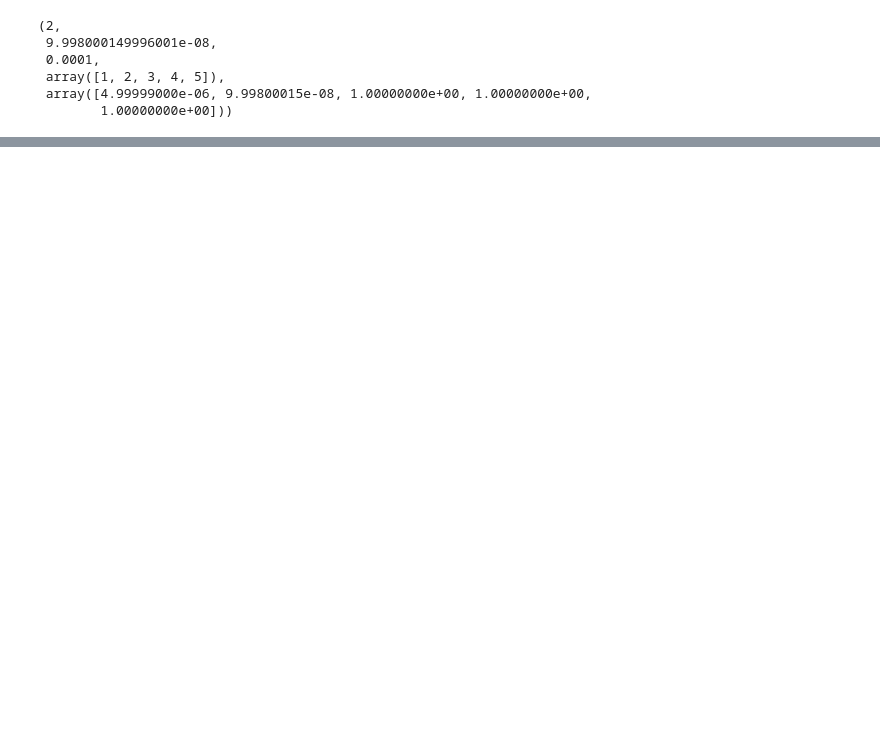
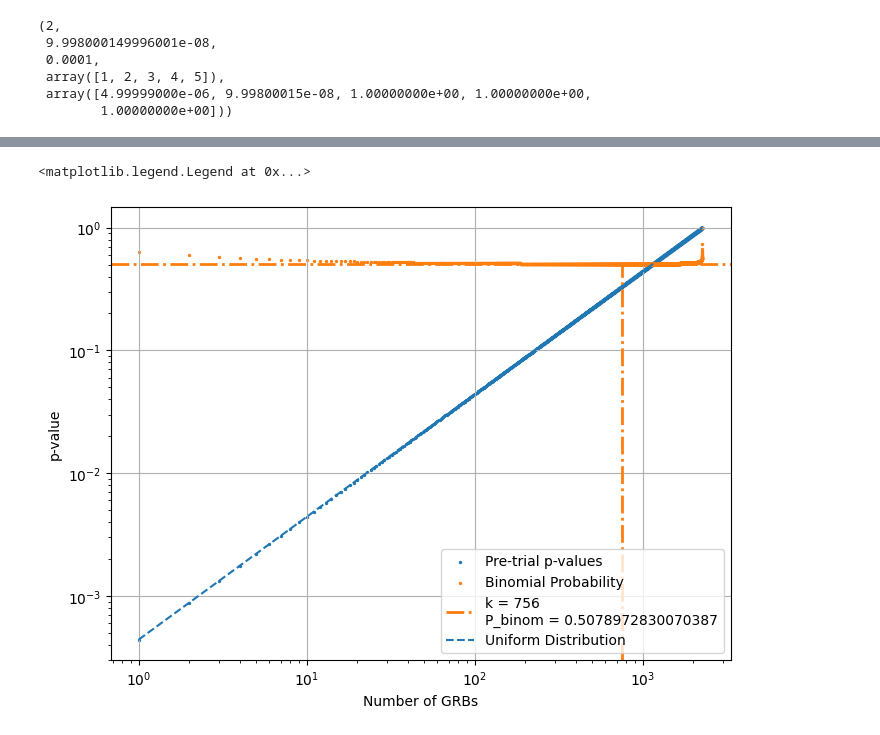
Before and after one commit to ChujieChen/greco_grb, a Jupyter notebook: notebooks/11_binomial_test.ipynb, the cells around one changed output, grey strips where cells are left out. Drawn from its saved outputs; the diff is of its cells as text; code cells hidden in the pictures; blank space fills up the shorter version.

```diff
--- a/notebooks/11_binomial_test.ipynb
+++ b/notebooks/11_binomial_test.ipynb
@@ -12,7 +12,7 @@ from matplotlib import cm
 import matplotlib.colors as colors
 
 import seaborn as sns
-sns.set_theme(style="whitegrid")
+# sns.set_theme(style="whitegrid")
 
 %matplotlib inline
 # %matplotlib notebook
@@ -123,6 +94,6 @@ array([6.00000e-06, 6.00000e-06, 2.64868e-01, 3.67736e-01, 1.00000e+00,
 # %%
 from scipy import stats
-def binomial_test(p_values):
+def binomial_test(p_values, epsilon=None):
     """
     Perform IceCube binomial test
 
@@ -141,7 +112,7 @@ def binomial_test(p_values):
             the optimized binomial probability
 
         threshold_p_value: float
-            the best_k-th p_value
+            the best_k-th p_value (a.k.a. p_k)
             this GRB and all GRBs having p_values smaller than this threshold_p_value are important
 
         ks: array_like
@@ -152,11 +123,13 @@ def binomial_test(p_values):
     """
     p_values = np.sort(p_values)
     N = p_values.size
+    ks = np.r_[1:N+1]
     binomial_ps = stats.binom.sf(np.r_[0:N], N, p_values)
     best_k = np.argmin(binomial_ps) + 1
     best_binomial_p = binomial_ps[best_k - 1]
+    if (epsilon is not None) and (1.0 - best_binomial_p < epsilon):
+        return N, 1, p_values[-1], ks, binomial_ps
     threshold_p_value = p_values[best_k - 1]
-    ks = np.r_[1:N+1]
     return best_k, best_binomial_p, threshold_p_value, ks, binomial_ps
 # %%
 # test
@@ -201,0 +250,34 @@ array([[0.      , 1.      ],
+# %%
+# Uniformly distributed Binomial Test
+## example null hypothesis Binomial Test
+# grb_tw_pre_post_p = pd.DataFrame(get_all_GRB_best_p_values(0)) # 0 is a random number bewteen 0-1,000,000
+x = np.r_[1:2268+1]
+binomial_result = binomial_test(x/2268.)
+
+fig, ax = plt.subplots(figsize=(8,6), dpi=100)
+# 2268 GRBs
+x = np.r_[1:2268+1]
+# p_values
+ax.scatter(x, np.sort(x/2268.), label="Pre-trial p-values", s=2)
+# Binomial Probability
+ax.scatter(x, binomial_result[4], label="Binomial Probability", s=2)
+# best Binomial
+ax.vlines(binomial_result[0], 0, binomial_result[1],
+           linestyle='-.', color=sns.color_palette()[1], linewidth=2)
+ax.axhline(binomial_result[1], 0, 2268,
+           linestyle='-.', color=sns.color_palette()[1], linewidth=2,
+           label=f"k = {binomial_result[0]}\nP_binom = {binomial_result[1]}")
+
+# uniform line
+ax.plot(x, x/2268., "--", label="Uniform Distribution")
+
+ax.set_xscale('log')
+ax.set_yscale('log')
+ax.set_xlabel("Number of GRBs")
+ax.set_ylabel("p-value")
+# ax.set_title(f"{ag.grb_name}")
+ax.grid(True)
+ax.legend()
+# %% [output]
+<matplotlib.legend.Legend at 0x...>
+[figure, added]
```
Also changed, not shown: parts of 60 cells of this notebook, 10 other files.
